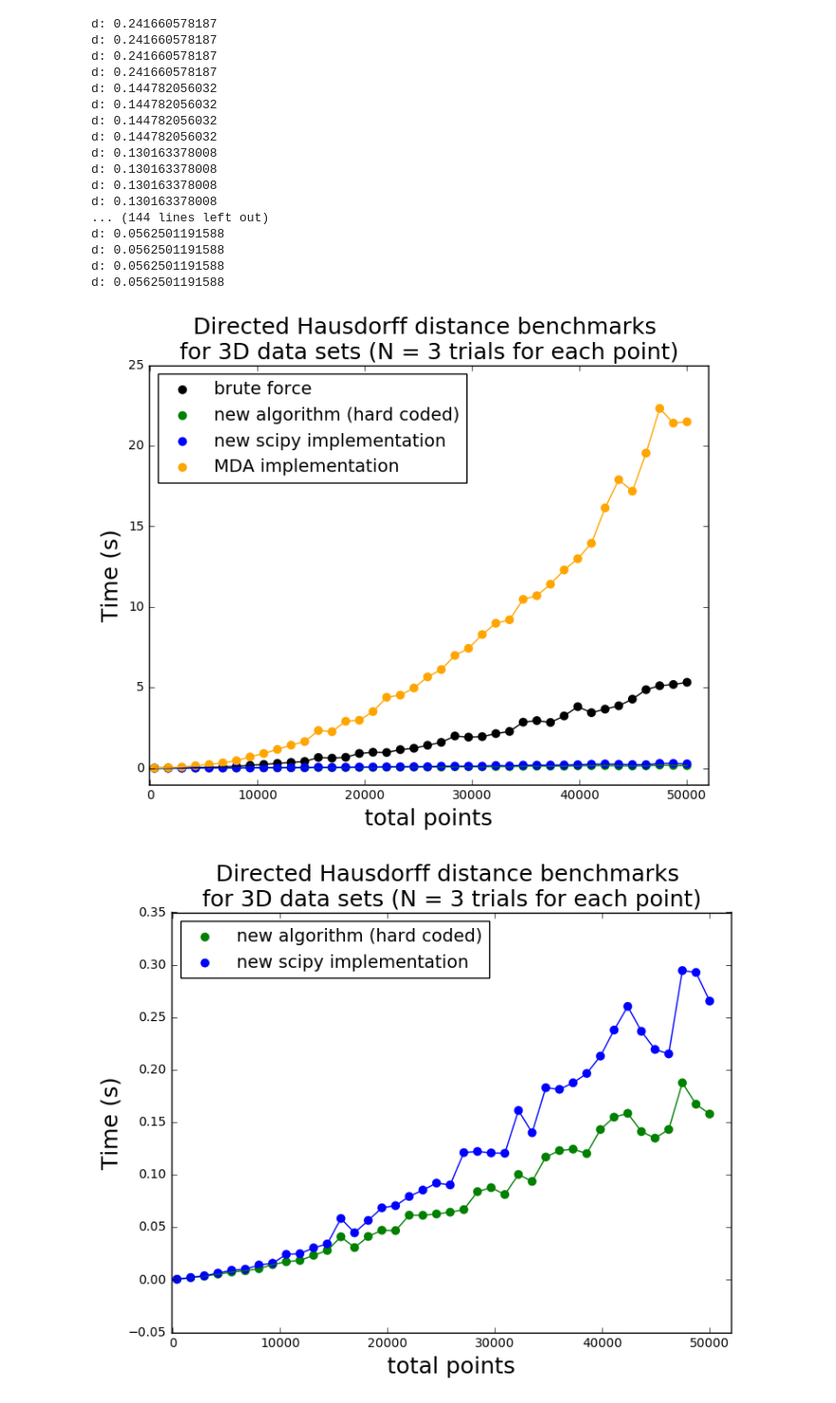
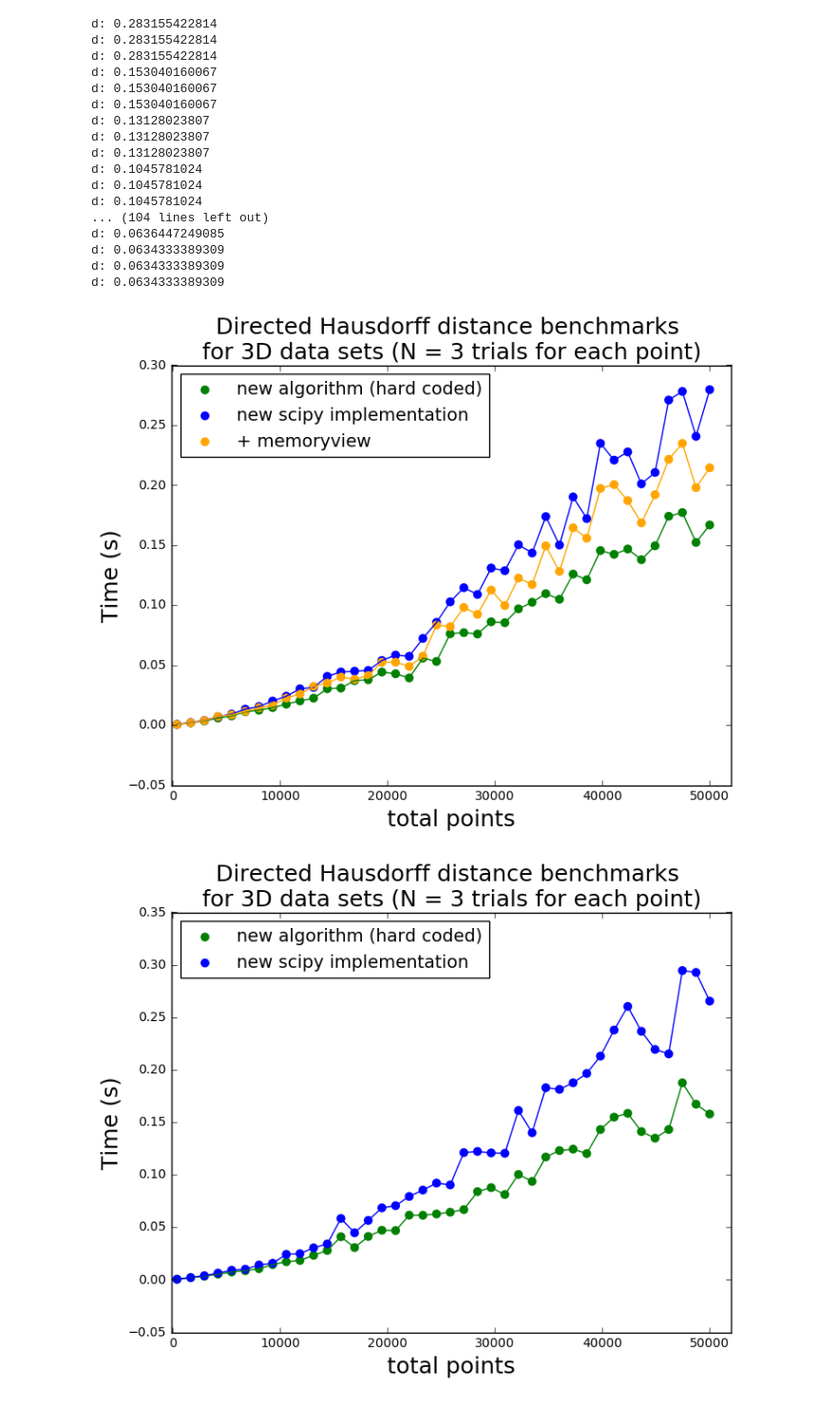
Before and after one commit to tylerjereddy/hausdorff_bench, a Jupyter notebook: hausdorff_bench.ipynb, the cells around one changed output. Shown at 95% size. Drawn from its saved outputs; the diff is of its cells as text; code cells hidden in the pictures.

Commit message:
hausdorff_bench.ipynb now includes benchmarks for directed_hausdorff with memoryviews instead of the older numpy buffers.

```diff
--- a/hausdorff_bench.ipynb
+++ b/hausdorff_bench.ipynb
@@ -48,7 +51,6 @@ def directed_hausdorff_hardcoded_3d(np.ndarray[np.float64_t, ndim =2] ar1, np.nd
     cdef int N1 = ar1.shape[0]
     cdef int N2 = ar2.shape[0]
     cdef int data_dims = ar1.shape[1]
-    cdef double square_distance = 0
     cdef np.float64_t d
     cdef unsigned int i, j
 
@@ -91,6 +134,7 @@ brute_times = []
 new_algorithm_times = []
 scipy_algorithm_times = []
 MDA_algorithm_times = []
+memoryview_algorithm_times = []
 total_points = np.linspace(400,50000,num=40)
 for point_total in total_points:
     points_per_array = int(point_total / 2)
@@ -98,8 +142,8 @@ for point_total in total_points:
     v = np.random.random((points_per_array, 3))
 
     # brute force approach bench
-    brute_force_avg_time = test_approach(directed_hausdorff_brute_force, u, v, num_times = 3)
-    brute_times.append(brute_force_avg_time)
+    #brute_force_avg_time = test_approach(directed_hausdorff_brute_force, u, v, num_times = 3)
+    #brute_times.append(brute_force_avg_time)
 
     # new algorithm bench with hardcoding
     new_algorithm_avg_time = test_approach(directed_hausdorff_hardcoded_3d, u, v, num_times = 3)
@@ -109,48 +153,50 @@ for point_total in total_points:
     scipy_algorithm_avg_time = test_approach(directed_hausdorff, u, v, num_times = 3)
     scipy_algorithm_times.append(scipy_algorithm_avg_time)
 
+    # the memoryview implementation
+    memoryview_algorithm_avg_time = test_approach(directed_hausdorff_memoryviews, u, v, num_times = 3)
+    memoryview_algorithm_times.append(memoryview_algorithm_avg_time)
+
     # the transplanted MDAnalysis implementation
-    MDA_algorithm_avg_time = test_approach(MDA_hausdorff, u, v, num_times = 3)
-    MDA_algorithm_times.append(MDA_algorithm_avg_time)
+    #MDA_algorithm_avg_time = test_approach(MDA_hausdorff, u, v, num_times = 3)
+    #MDA_algorithm_times.append(MDA_algorithm_avg_time)
 # %% [output]
-d: 0.241660578187
-d: 0.241660578187
-d: 0.241660578187
-d: 0.241660578187
-d: 0.144782056032
-d: 0.144782056032
-d: 0.144782056032
-d: 0.144782056032
-d: 0.130163378008
-d: 0.130163378008
-d: 0.130163378008
-d: 0.130163378008
-... (144 lines left out)
-d: 0.0562501191588
-d: 0.0562501191588
-d: 0.0562501191588
-d: 0.0562501191588
+d: 0.283155422814
+d: 0.283155422814
+d: 0.283155422814
+d: 0.153040160067
+d: 0.153040160067
+d: 0.153040160067
+d: 0.13128023807
+d: 0.13128023807
+d: 0.13128023807
+d: 0.1045781024
+d: 0.1045781024
+d: 0.1045781024
+... (104 lines left out)
+d: 0.0636447249085
+d: 0.0634333389309
+d: 0.0634333389309
+d: 0.0634333389309
 # %%
 fig = plt.figure()
 ax = fig.add_subplot('111')
-ax.scatter(total_points, brute_times, color = 'black', edgecolor='none', label = 'brute force', s = 50)
-ax.plot(total_points, brute_times, color = 'black')
 ax.scatter(total_points, new_algorithm_times, color = 'green', edgecolor='none', label = 'new algorithm (hard coded)', s = 50)
 ax.plot(total_points, new_algorithm_times, color = 'green')
 ax.scatter(total_points, scipy_algorithm_times, color = 'blue', edgecolor='none', label = 'new scipy implementation', s = 50)
 ax.plot(total_points, scipy_algorithm_times, color = 'blue')
-ax.scatter(total_points, MDA_algorithm_times, color = 'orange', edgecolor='none', label = 'MDA implementation', s = 50)
-ax.plot(total_points, MDA_algorithm_times, color = 'orange')
+ax.scatter(total_points, memoryview_algorithm_times, color = 'orange', edgecolor='none', label = '+ memoryview', s = 50)
+ax.plot(total_points, memoryview_algorithm_times, color = 'orange')
 ax.legend(loc=2, scatterpoints=1, fontsize=14)
 ax.set_ylabel('Time (s)', fontsize = 18)
 ax.set_xlabel('total points', fontsize = 18)
 ax.set_title('Directed Hausdorff distance benchmarks \nfor 3D data sets (N = 3 trials for each point)', fontsize = 18)
 ax.set_xlim(-100,52000)
-ax.set_ylim(-1,25)
+#ax.set_ylim(-1,25)
 fig.set_size_inches(8,6)
 fig.savefig('hausdorff_bench.png', dpi = 300)
 # %% [output]
-[figure, old version]
+[figure, new version]
 # %%
 # high perf comparison plot
 fig2 = plt.figure()
```
Also changed, not shown: parts of 2 cells of this notebook.
